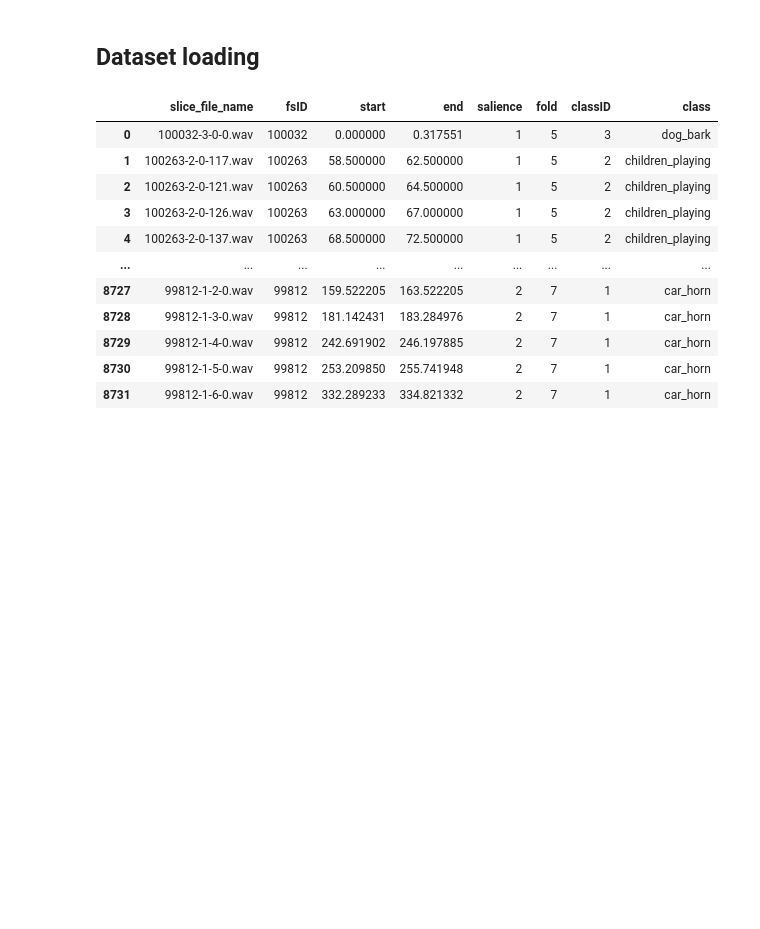
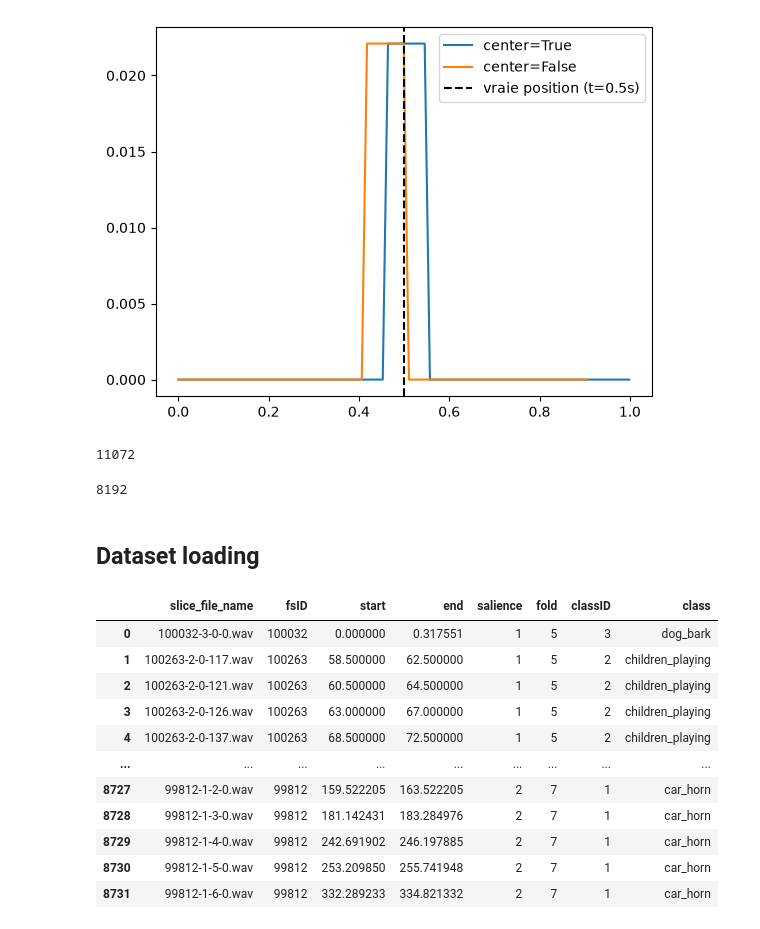
Before and after one commit to matiscodjia/Classifhear, a Jupyter notebook: lab.ipynb, the cells around one changed output. Saved outputs shown, nothing was run; the diff lists cells and outputs as text; code cells hidden in the pictures; blank space fills up the shorter version.

```diff
--- a/lab.ipynb
+++ b/lab.ipynb
@@ -42,2 +55,26 @@ plt.show()
+# %%
+sr = 22050
+y_test = np.zeros(sr)
+y_test[sr//2] = 1.0
+rms_centered = librosa.feature.rms(y=y_test, frame_length=2048, hop_length=256, center=True)[0]
+rms_nocenter = librosa.feature.rms(y=y_test, frame_length=2048, hop_length=256, center=False)[0]
+t_c = librosa.frames_to_time(range(len(rms_centered)), sr=sr, hop_length=256)
+t_n = librosa.frames_to_time(range(len(rms_nocenter)), sr=sr, hop_length=256)
+
+plt.plot(t_c, rms_centered, label="center=True")
+plt.plot(t_n, rms_nocenter, label="center=False")
+plt.axvline(0.5, color="black", linestyle="--", label="vraie position (t=0.5s)")
+plt.legend()
+plt.show()
+# %% [output]
+[figure, added]
+# %%
+64*173
+# %% [output]
+11072
+# %%
+2048 *4
+# %% [output]
+8192
 # %% [markdown]
 ## Dataset loading
```
Also changed, not shown: parts of 18 cells of this notebook, 3 other files.
